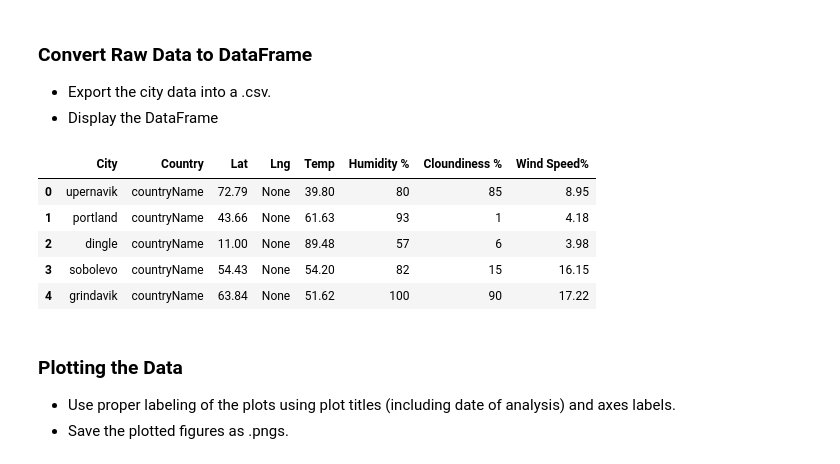
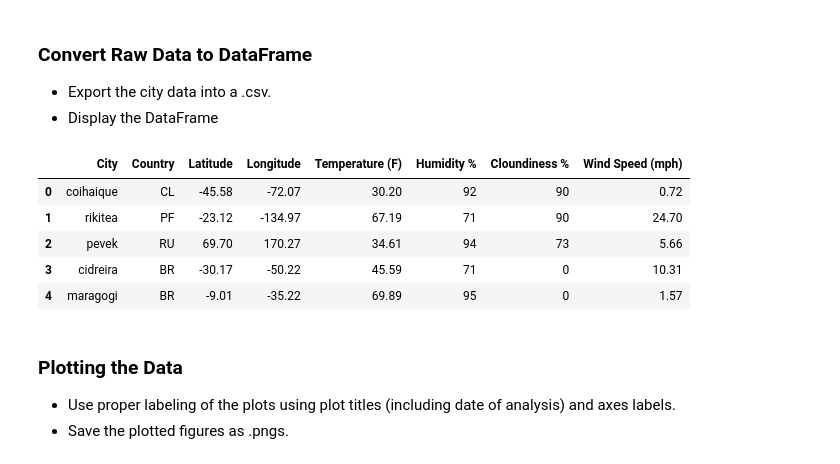
Before and after one commit to teresa-r/API, a Jupyter notebook: WeatherPy_v1.ipynb, the cells around one changed output. Saved outputs shown, nothing was run; the diff lists cells and outputs as text; code cells hidden in the pictures.

```diff
--- a/WeatherPy_v1.ipynb
+++ b/WeatherPy_v1.ipynb
@@ -148,15 +145,23 @@ weather_data=pd.DataFrame({"City": city_list,
 ### Convert Raw Data to DataFrame
 * Export the city data into a .csv.
 * Display the DataFrame
-# %%
-weather_data.head()
-# %% [output]
-|  | City | Country | Lat | Lng | Temp | Humidity % | Cloundiness % | Wind Speed% |
-| 0 | upernavik | countryName | 72.79 | None | 39.80 | 80 | 85 | 8.95 |
-| 1 | portland | countryName | 43.66 | None | 61.63 | 93 | 1 | 4.18 |
-| 2 | dingle | countryName | 11.00 | None | 89.48 | 57 | 6 | 3.98 |
-| 3 | sobolevo | countryName | 54.43 | None | 54.20 | 82 | 15 | 16.15 |
-| 4 | grindavik | countryName | 63.84 | None | 51.62 | 100 | 90 | 17.22 |
+# %%
+weather_data=pd.DataFrame({"City": city_list,
+                          "Country": country_list,
+                          "Latitude":lat_data,
+                          "Longitude": lng_data,
+                          "Temperature (F)": temp_data,
+                          "Humidity %": humidity_data,
+                          "Cloundiness %":cloundiness_data,
+                          "Wind Speed (mph)": wind_data})
+weather_data.head()
+# %% [output]
+|  | City | Country | Latitude | Longitude | Temperature (F) | Humidity % | Cloundiness % | Wind Speed (mph) |
+| 0 | coihaique | CL | -45.58 | -72.07 | 30.20 | 92 | 90 | 0.72 |
+| 1 | rikitea | PF | -23.12 | -134.97 | 67.19 | 71 | 90 | 24.70 |
+| 2 | pevek | RU | 69.70 | 170.27 | 34.61 | 94 | 73 | 5.66 |
+| 3 | cidreira | BR | -30.17 | -50.22 | 45.59 | 71 | 0 | 10.31 |
+| 4 | maragogi | BR | -9.01 | -35.22 | 69.89 | 95 | 0 | 1.57 |
 # %%
 #export the city data into a CSV
 weather_data.to_csv("weather_data.csv")
```
Also changed, not shown: parts of 9 cells of this notebook, 6 other files.
